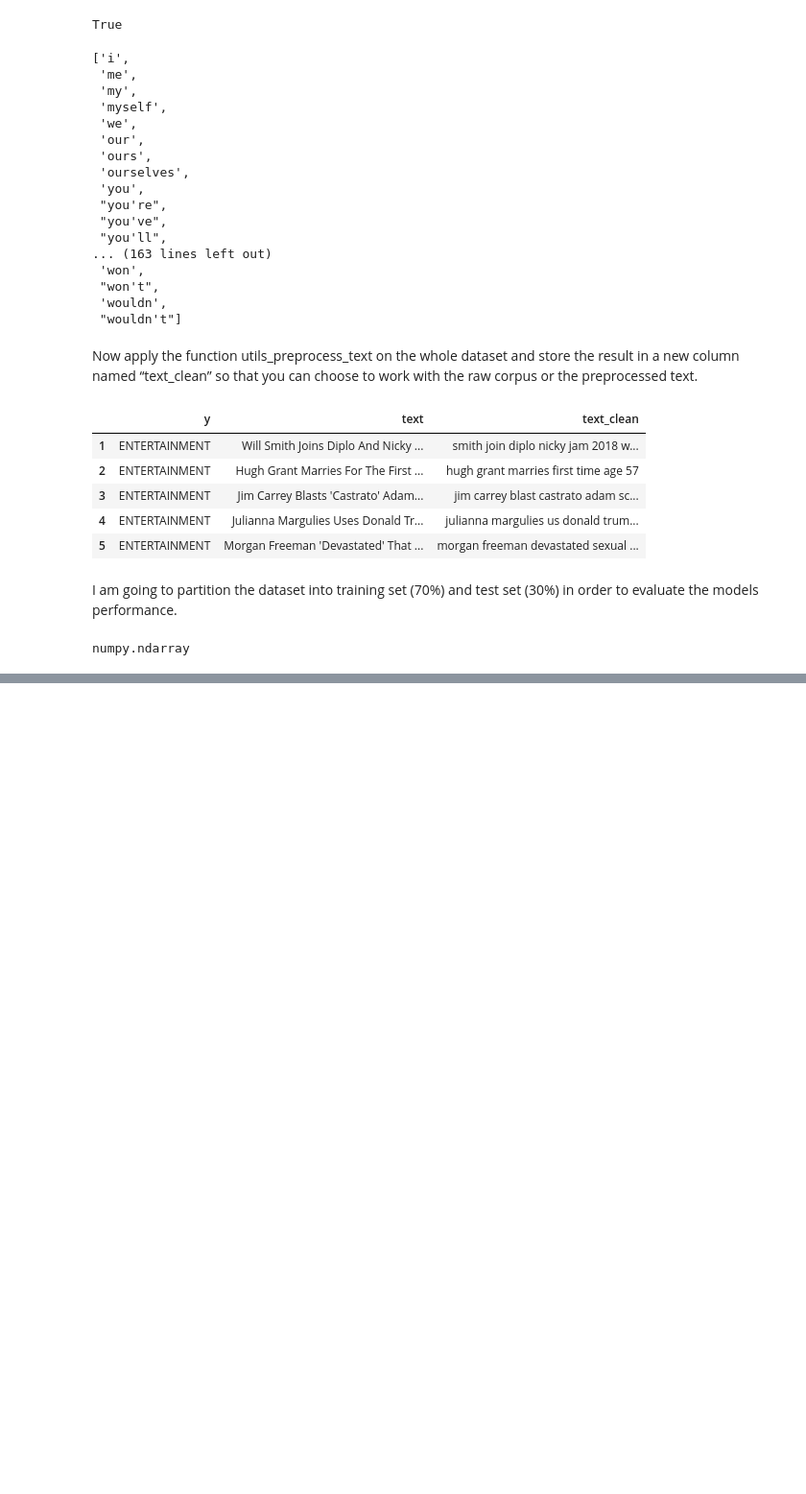
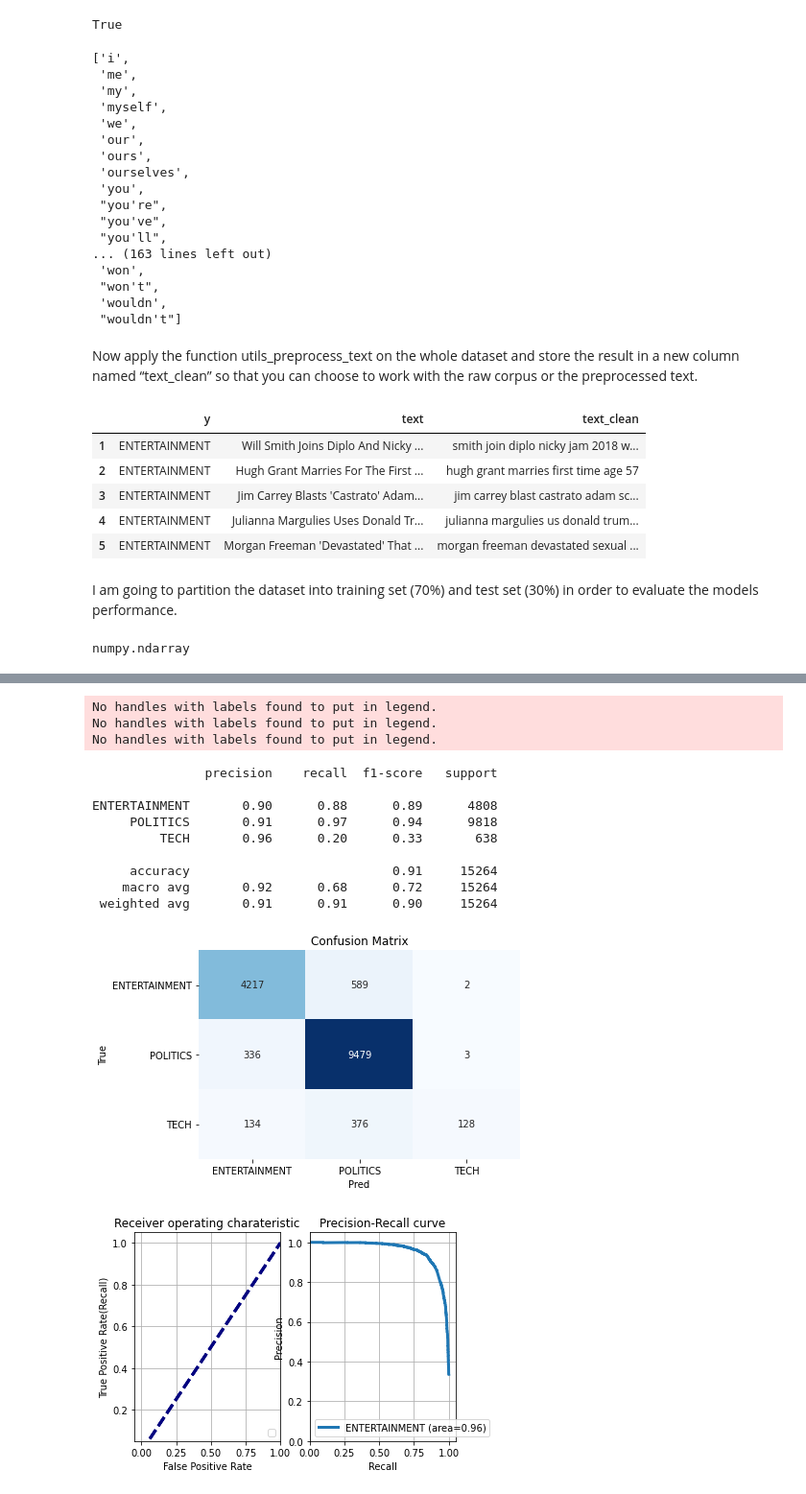
Before and after one commit to raduga256/Text-Classification-with-NLP-Tf-Idf-vs-Word2Vec-vs-BERT, a Jupyter notebook: news_category_classification.ipynb, the cells around one changed output, grey strips where cells are left out. Shown at 96% size. Saved outputs shown, nothing was run; the diff lists cells and outputs as text; code cells hidden in the pictures; blank space fills up the shorter version.

```diff
--- a/news_category_classification.ipynb
+++ b/news_category_classification.ipynb
@@ -230,0 +326,6 @@ numpy.ndarray
+# %%
+vectorizer = feature_extraction.text.TfidfVectorizer(vocabulary=X_names)
+
+vectorizer.fit(corpus)
+X_train = vectorizer.transform(corpus)
+dic_vocabulary = vectorizer.vocabulary_
@@ -230,0 +337,2 @@ numpy.ndarray
+# %%
+classifier = naive_bayes.MultinomialNB()
@@ -230,0 +341,12 @@ numpy.ndarray
+# %%
+## pipeline
+model = pipeline.Pipeline([("vectorizer", vectorizer), ("classifier", classifier)])
+
+## train classifier
+model["classifier"].fit(X_train, y_train)
+
+
+## test
+X_test = dtf_test["text_clean"].values
+predicted = model.predict(X_test)
+predicted_prob = model.predict_proba(X_test)
@@ -230,0 +360,46 @@ numpy.ndarray
+# %%
+classes = np.unique(y_test)
+y_test_array = pd.get_dummies(y_test, drop_first=False).values
+
+## Accuracy, Precision, Recall
+accuracy = metrics.accuracy_score(y_test, predicted)
+auc = metrics.roc_auc_score(y_test, predicted_prob, multi_class="ovr")
+
+print("Accuracy : ", round(accuracy,2))
+print("AUC : ", round(auc,2))
+print("Detail : ")
+print("Detail : ")
+print(metrics.classification_report(y_test, predicted))
+
+## Plot Confusion Matrix
+cm = metrics.confusion_matrix(y_test, predicted)
+fig, ax = plt.subplots()
+sns.heatmap(cm, annot=True, fmt='d', ax=ax, cmap=plt.cm.Blues, cbar=False)
+ax.set(xlabel="Pred", ylabel="True", xticklabels=classes,yticklabels=classes, title="Confusion Matrix")
+plt.yticks(rotation=0)
+
+fig, ax = plt.subplots(nrows=1, ncols=2)
+## Plot ROC
+for i in range(len(classes)):
+  fpr, tpr, thresholds = metrics.roc_curve(y_test_array[:,i], predicted_prob[:, i])
+  ax[0].plot([0,1], [0,1], color='navy', lw=3, linestyle='--')
+  ax[0].set(xlim=[-0.05, 1.0], ylim=[0.05, 1.05],
+            xlabel="False Positive Rate",
+            ylabel="True Positive Rate(Recall)",
+            title="Receiver operating charateristic")
+  ax[0].legend(loc="lower right")
+  ax[0].grid(True)
+
+## Plot precision-recall curve
+for i in range(len(classes)):
+  precision, recall, thresholds = metrics.precision_recall_curve(
+      y_test_array[:,i], predicted_prob[:,i])
+  ax[1].plot(recall, precision, lw=3, label='{0} (area={1:0.2f})'.format(classes[i],
+                                                                         metrics.auc(recall, precision))
+  )
+  ax[1].set(xlim=[0.0,1.05], ylim=[0.0,1.05], xlabel='Recall',
+          ylabel="Precision", title="Precision-Recall curve")
+  ax[1].legend(loc="best")
+  ax[1].grid(True)
+  plt.show()
+# %% [output]
@@ -230,0 +410,14 @@ numpy.ndarray
+No handles with labels found to put in legend.
+No handles with labels found to put in legend.
+No handles with labels found to put in legend.
+               precision    recall  f1-score   support
+
+ENTERTAINMENT       0.90      0.88      0.89      4808
+     POLITICS       0.91      0.97      0.94      9818
+         TECH       0.96      0.20      0.33       638
+
+     accuracy                           0.91     15264
+    macro avg       0.92      0.68      0.72     15264
+ weighted avg       0.91      0.91      0.90     15264
+[figure, added]
+[figure, added]
```
Also changed, not shown: parts of 26 cells of this notebook.
